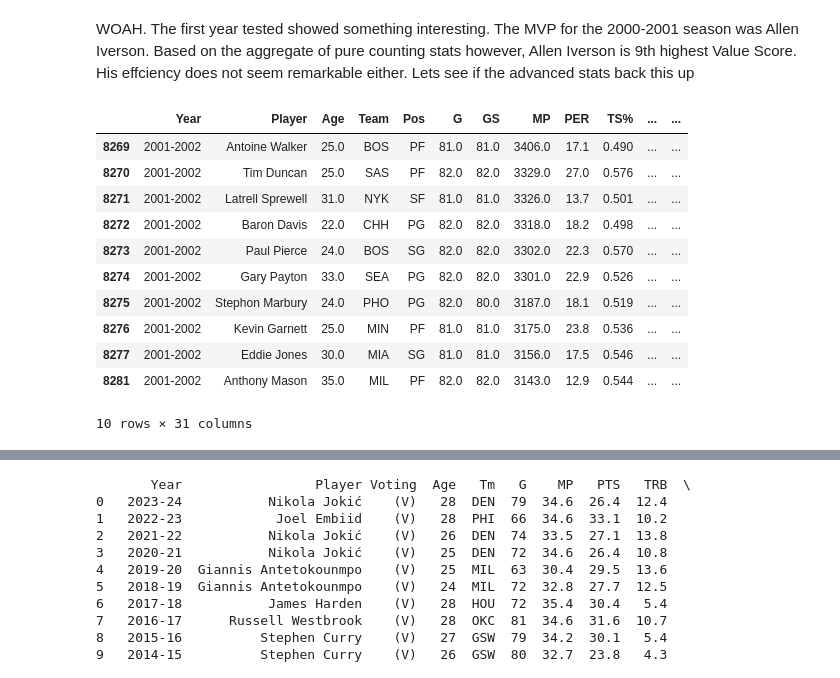
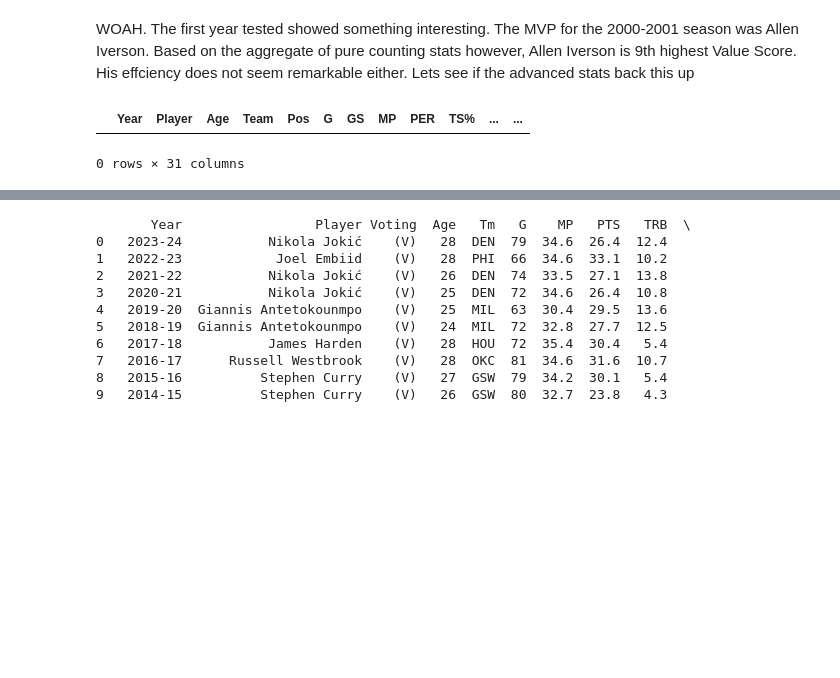
Before and after one commit to khadazhaia/nba-stats, a Jupyter notebook: notebooks/jonathan_eda.ipynb, the cells around one changed output, grey strips where cells are left out. Drawn from its saved outputs; the diff is of its cells as text; code cells hidden in the pictures; blank space fills up the shorter version.

```diff
--- a/notebooks/jonathan_eda.ipynb
+++ b/notebooks/jonathan_eda.ipynb
@@ -8,10 +8,10 @@ import seaborn as sns
 
 #### We hope to remove media biases and narritives and simply present the player that statistically added the most value to their team each year.
 # %%
-player_stats = pd.read_csv("/Users/sa12/Documents/Repositories/nba-stats/data/player_stats/merge2000-2024.csv")
-adv_player_stats = pd.read_csv("/Users/sa12/Documents/Repositories/nba-stats/data/advanced_stats/merge2000-2024.csv")
-mvps = pd.read_csv("/Users/sa12/Documents/Repositories/nba-stats/data/MVPs.csv")
-team_stats = pd.read_csv("/Users/sa12/Documents/Repositories/nba-stats/data/team_stats/merge2000-2024.csv")
+player_stats = pd.read_csv("/Users/sa12/Documents/Repositories/nba-stats/data/player_stats/merge2000-2024.csv").drop_duplicates()
+adv_player_stats = pd.read_csv("/Users/sa12/Documents/Repositories/nba-stats/data/advanced_stats/merge2000-2024.csv").drop_duplicates()
+mvps = pd.read_csv("/Users/sa12/Documents/Repositories/nba-stats/data/MVPs.csv").drop_duplicates()
+team_stats = pd.read_csv("/Users/sa12/Documents/Repositories/nba-stats/data/team_stats/merge2000-2024.csv").drop_duplicates()
 # %%
 #In 2022, the NBA introduced a rule mandating that players play 65 games to be eligible for end of season awards.
 #I am going to apply this criteria to historical data to see if it changes anything
@@ -122,17 +106,7 @@ raw_value_2000_2001.head(10)
 # %% [markdown]
 WOAH. The first year tested showed something interesting. The MVP for the 2000-2001 season was Allen Iverson. Based on the aggregate of pure counting stats however, Allen Iverson is 9th highest Value Score. His effciency does not seem remarkable either. Lets see if the advanced stats back this up
 # %%
-adv_eligible_2001_2002.head(10)
+adv_eligible_2000_2001.head(10)
 # %% [output]
 |  | Year | Player | Age | Team | Pos | G | GS | MP | PER | TS% | ... | ... |
-| 8269 | 2001-2002 | Antoine Walker | 25.0 | BOS | PF | 81.0 | 81.0 | 3406.0 | 17.1 | 0.490 | ... | ... |
-| 8270 | 2001-2002 | Tim Duncan | 25.0 | SAS | PF | 82.0 | 82.0 | 3329.0 | 27.0 | 0.576 | ... | ... |
-| 8271 | 2001-2002 | Latrell Sprewell | 31.0 | NYK | SF | 81.0 | 81.0 | 3326.0 | 13.7 | 0.501 | ... | ... |
-| 8272 | 2001-2002 | Baron Davis | 22.0 | CHH | PG | 82.0 | 82.0 | 3318.0 | 18.2 | 0.498 | ... | ... |
-| 8273 | 2001-2002 | Paul Pierce | 24.0 | BOS | SG | 82.0 | 82.0 | 3302.0 | 22.3 | 0.570 | ... | ... |
-| 8274 | 2001-2002 | Gary Payton | 33.0 | SEA | PG | 82.0 | 82.0 | 3301.0 | 22.9 | 0.526 | ... | ... |
-| 8275 | 2001-2002 | Stephon Marbury | 24.0 | PHO | PG | 82.0 | 80.0 | 3187.0 | 18.1 | 0.519 | ... | ... |
-| 8276 | 2001-2002 | Kevin Garnett | 25.0 | MIN | PF | 81.0 | 81.0 | 3175.0 | 23.8 | 0.536 | ... | ... |
-| 8277 | 2001-2002 | Eddie Jones | 30.0 | MIA | SG | 81.0 | 81.0 | 3156.0 | 17.5 | 0.546 | ... | ... |
-| 8281 | 2001-2002 | Anthony Mason | 35.0 | MIL | PF | 82.0 | 82.0 | 3143.0 | 12.9 | 0.544 | ... | ... |
-10 rows × 31 columns
+0 rows × 31 columns
```
Also changed, not shown: parts of 5 cells of this notebook.
